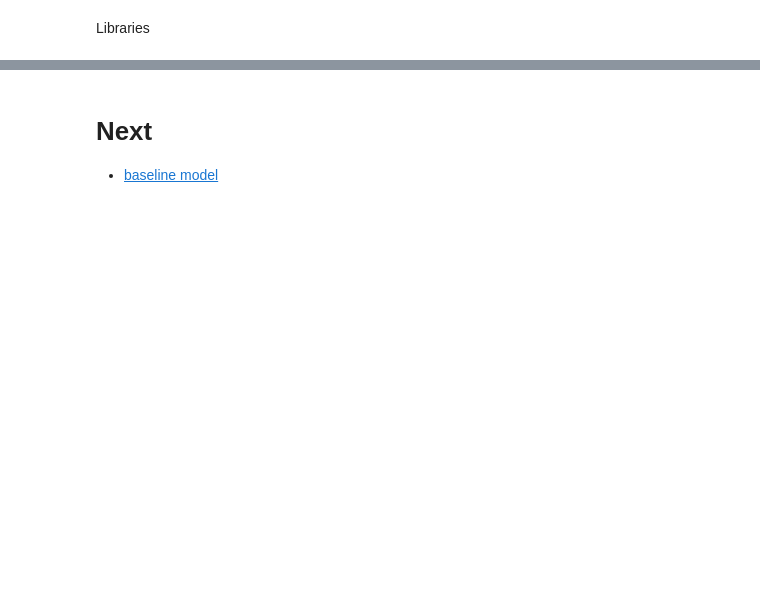
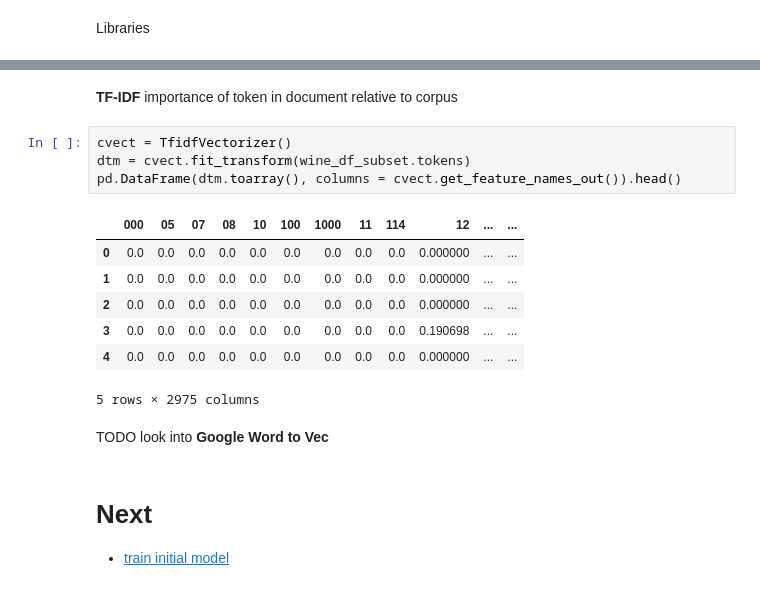
Before and after one commit to pasmith/oenologist, a Jupyter notebook: wine_review-feature_extraction.ipynb, the cells around one changed output, grey strips where cells are left out. Saved outputs shown, nothing was run; the diff lists cells and outputs as text; blank space fills up the shorter version.

```diff
--- a/wine_review-feature_extraction.ipynb
+++ b/wine_review-feature_extraction.ipynb
@@ -134,3 +85,19 @@ freq_words(desc.values[0], review.title)
+# %% [markdown]
+**TF-IDF** importance of token in document relative to corpus
+# %%
+cvect = TfidfVectorizer()
+dtm = cvect.fit_transform(wine_df_subset.tokens)
+pd.DataFrame(dtm.toarray(), columns = cvect.get_feature_names_out()).head()
+# %% [output]
+|  | 000 | 05 | 07 | 08 | 10 | 100 | 1000 | 11 | 114 | 12 | ... | ... |
+| 0 | 0.0 | 0.0 | 0.0 | 0.0 | 0.0 | 0.0 | 0.0 | 0.0 | 0.0 | 0.000000 | ... | ... |
+| 1 | 0.0 | 0.0 | 0.0 | 0.0 | 0.0 | 0.0 | 0.0 | 0.0 | 0.0 | 0.000000 | ... | ... |
+| 2 | 0.0 | 0.0 | 0.0 | 0.0 | 0.0 | 0.0 | 0.0 | 0.0 | 0.0 | 0.000000 | ... | ... |
+| 3 | 0.0 | 0.0 | 0.0 | 0.0 | 0.0 | 0.0 | 0.0 | 0.0 | 0.0 | 0.190698 | ... | ... |
+| 4 | 0.0 | 0.0 | 0.0 | 0.0 | 0.0 | 0.0 | 0.0 | 0.0 | 0.0 | 0.000000 | ... | ... |
+5 rows × 2975 columns
+# %% [markdown]
+TODO look into **Google Word to Vec**
 # %% [markdown]
 # Next
-- [baseline model](wine_review-baseline_model.ipynb)
+- [train initial model](wine_review-baseline_model.ipynb)
```
Also changed, not shown: parts of 17 cells of this notebook, 5 other files.
